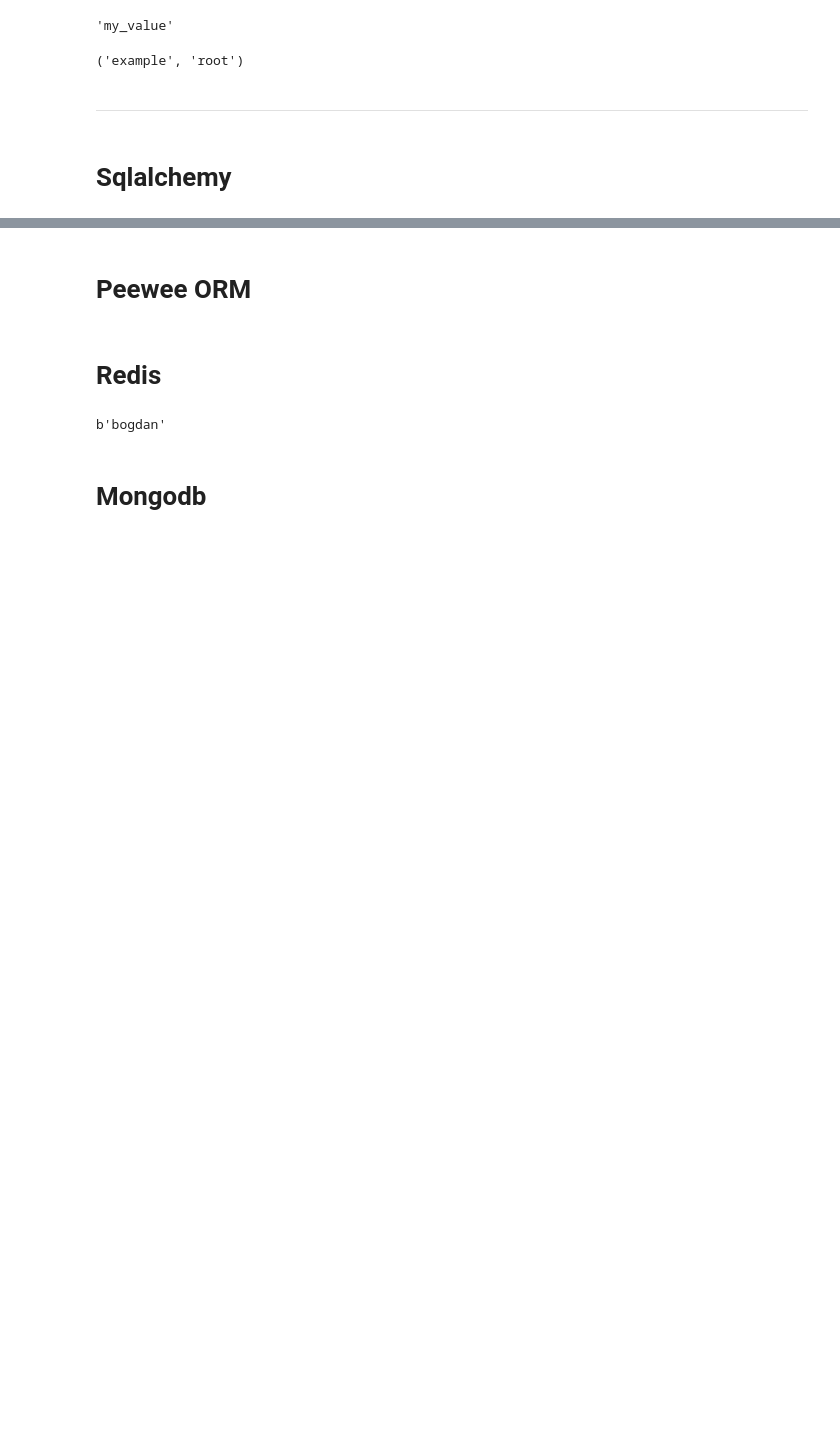
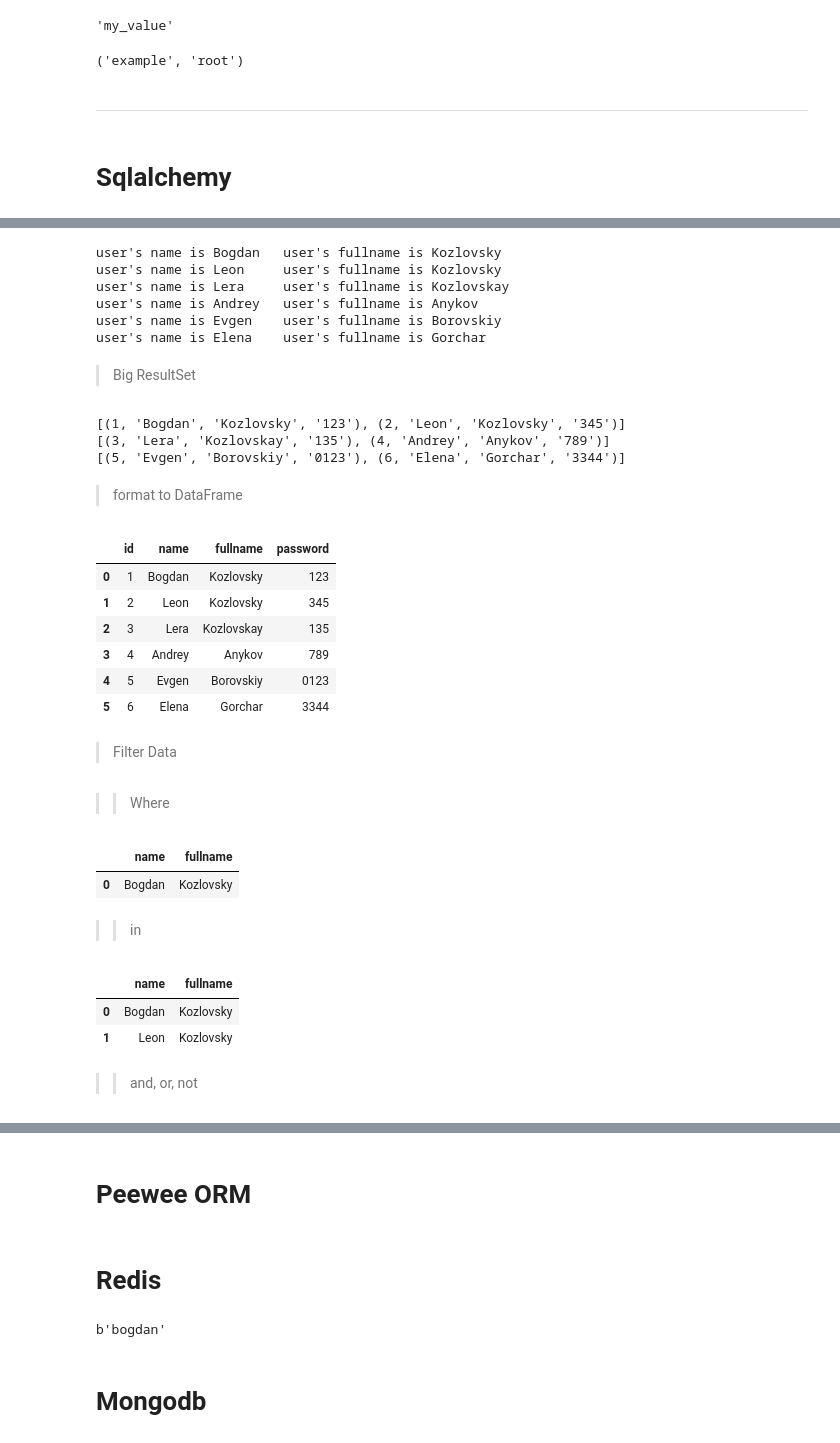
Before and after one commit to Hubitskiy/mongo_db_alchemy, a Jupyter notebook: src/examples_book.ipynb, the cells around one changed output, grey strips where cells are left out. Drawn from its saved outputs; the diff is of its cells as text; code cells hidden in the pictures; blank space fills up the shorter version.

```diff
--- a/src/examples_book.ipynb
+++ b/src/examples_book.ipynb
@@ -47,0 +69,3 @@ engine = create_engine(DATABASE_CONNECTION_URI)
+# %%
+query = select([my_user])
+query
@@ -47,0 +86,73 @@ engine = create_engine(DATABASE_CONNECTION_URI)
+# %%
+Result = connection.execute(query)
+while True:
+    user = Result.fetchone()
+    if not user:
+        break
+    print("user's name is {:8s} user's fullname is {:10s}".format(user.name, user.fullname))
+# %% [output]
+user's name is Bogdan   user's fullname is Kozlovsky
+user's name is Leon     user's fullname is Kozlovsky
+user's name is Lera     user's fullname is Kozlovskay
+user's name is Andrey   user's fullname is Anykov
+user's name is Evgen    user's fullname is Borovskiy
+user's name is Elena    user's fullname is Gorchar
+# %% [markdown]
+>Big ResultSet
+# %%
+Result = connection.execute(query)
+while True:
+    user = Result.fetchmany(2)
+    if not user:
+        break
+    print(user)
+# %% [output]
+[(1, 'Bogdan', 'Kozlovsky', '123'), (2, 'Leon', 'Kozlovsky', '345')]
+[(3, 'Lera', 'Kozlovskay', '135'), (4, 'Andrey', 'Anykov', '789')]
+[(5, 'Evgen', 'Borovskiy', '0123'), (6, 'Elena', 'Gorchar', '3344')]
+# %% [markdown]
+>format to DataFrame
+# %%
+ResultProxy = connection.execute(query)
+ResultSet = ResultProxy.fetchall()
+df = pd.DataFrame(ResultSet)
+# %%
+df.columns = ResultSet[0].keys()
+df
+# %% [output]
+|  | id | name | fullname | password |
+| 0 | 1 | Bogdan | Kozlovsky | 123 |
+| 1 | 2 | Leon | Kozlovsky | 345 |
+| 2 | 3 | Lera | Kozlovskay | 135 |
+| 3 | 4 | Andrey | Anykov | 789 |
+| 4 | 5 | Evgen | Borovskiy | 0123 |
+| 5 | 6 | Elena | Gorchar | 3344 |
+# %% [markdown]
+> Filter Data
+# %% [markdown]
+>>Where
+# %%
+query = select([my_user.columns.name, my_user.columns.fullname]).where(my_user.columns.name == "Bogdan")
+ResultProxy = connection.execute(query)
+ResultSet = ResultProxy.fetchall()
+df = pd.DataFrame(ResultSet)
+df.columns = ResultSet[0].keys()
+df
+# %% [output]
+|  | name | fullname |
+| 0 | Bogdan | Kozlovsky |
+# %% [markdown]
+>>in
+# %%
+query = select([my_user.columns.name, my_user.columns.fullname]).where(my_user.columns.name.in_(['Bogdan', 'Leon']))
+ResultProxy = connection.execute(query)
+ResultSet = ResultProxy.fetchall()
+df = pd.DataFrame(ResultSet)
+df.columns = ResultSet[0].keys()
+df
+# %% [output]
+|  | name | fullname |
+| 0 | Bogdan | Kozlovsky |
+| 1 | Leon | Kozlovsky |
+# %% [markdown]
+>>and, or, not
```
Also changed, not shown: parts of 108 cells of this notebook, 2 other files.
